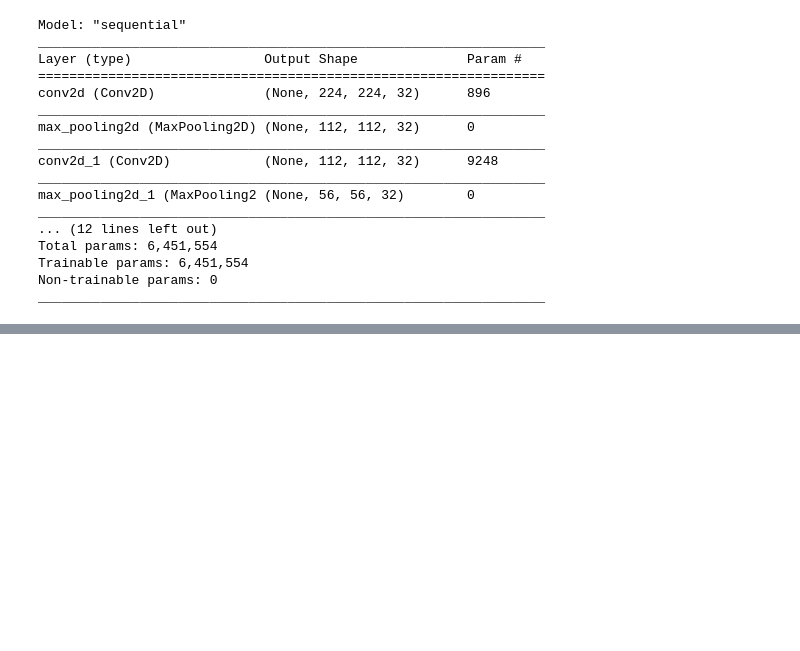
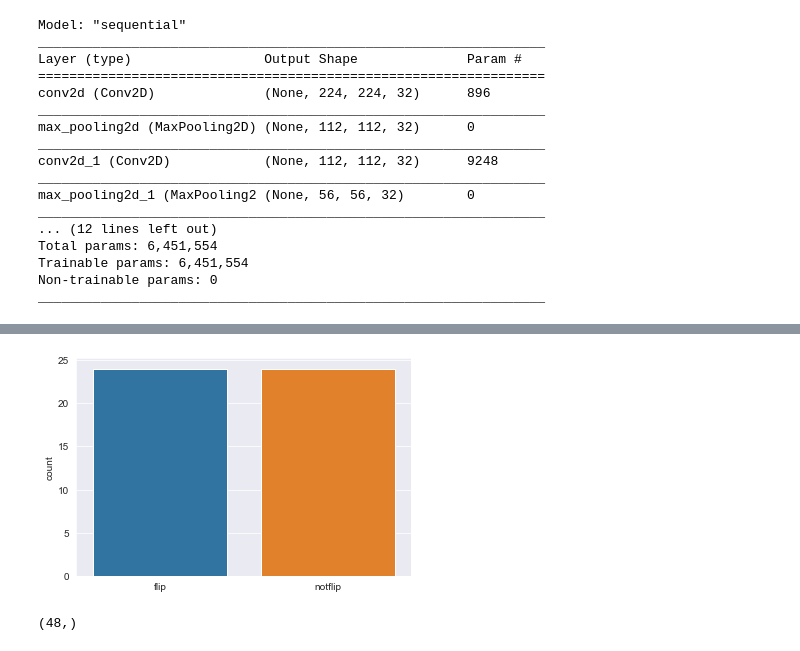
Before and after one commit to ibadrehman90/gUfdGHlVZUlMdGaI, a Jupyter notebook: Test-01.ipynb, the cells around one changed output, grey strips where cells are left out. Cells and saved outputs as stored; diff of their text form; code cells hidden in the pictures; blank space fills up the shorter version.

```diff
--- a/Test-01.ipynb
+++ b/Test-01.ipynb
@@ -194,0 +196,2 @@ plt.show()
+# %%
+test = get_data('./images/new_testing')
@@ -194,0 +215,15 @@ plt.show()
+# %%
+l = []
+for i in test:
+    if(i[1] == 0):
+        l.append("flip")
+    else:
+        l.append("notflip")
+        sns.set_style('darkgrid')
+        sns.countplot(l)
+# %% [output]
+[figure, added]
+# %%
+print(y_test.shape)
+# %% [output]
+(48,)
```
Also changed, not shown: parts of 14 cells of this notebook.
